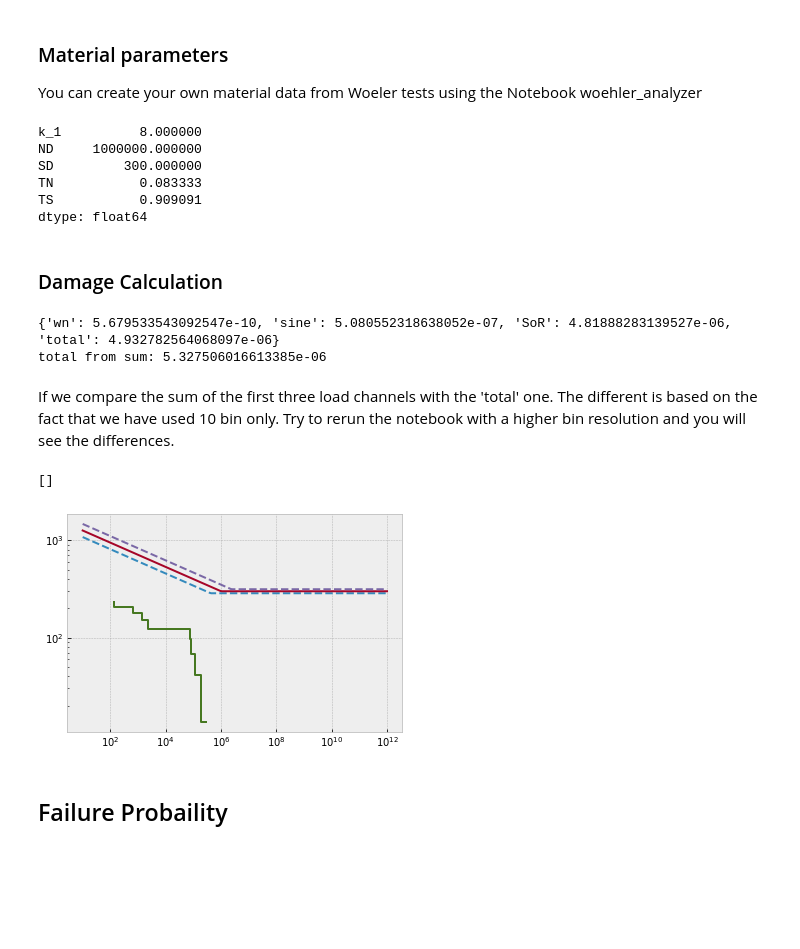
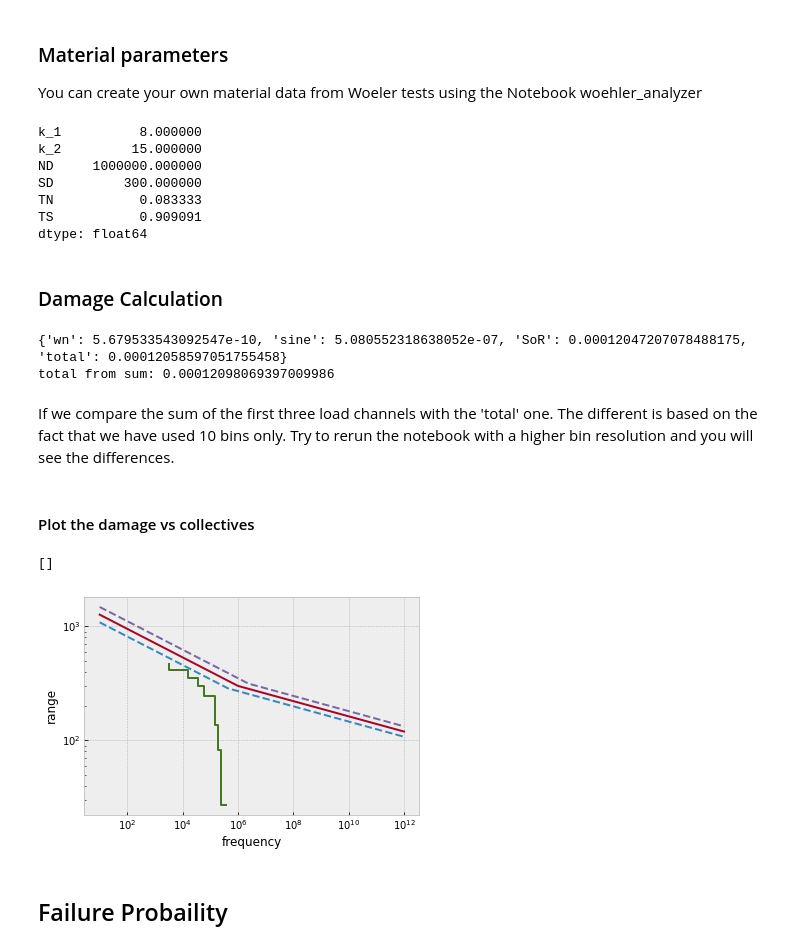
Before and after one commit to boschresearch/pylife, a Jupyter notebook: demos/lifetime_calc.ipynb, the cells around one changed output. Saved outputs shown, nothing was run; the diff lists cells and outputs as text; code cells hidden in the pictures; blank space fills up the shorter version.

```diff
--- a/demos/lifetime_calc.ipynb
+++ b/demos/lifetime_calc.ipynb
@@ -96,7 +96,7 @@ transformed_dict
 repeating = {
     'wn': 50.0,
     'sine': 25.0,
-    'SoR': 1
+    'SoR': 25
 }
 # %%
 load_dict = {k: transformed_dict[k] * repeating[k] for k in repeating.keys()}
@@ -128,8 +128,10 @@ for title, ai in zip(['Count', 'Cumulated'], ax):
 ### Material parameters ###
 You can create your own material data from Woeler tests using the Notebook woehler_analyzer
 # %%
+k_1 = 8
 mat = pd.Series({
-    'k_1': 8.,
+    'k_1': k_1,
+    'k_2' : 2 * k_1 - 1,
     'ND': 1.0e6,
     'SD': 300.0,
     'TN': 1./12.,
@@ -138,6 +140,7 @@ mat = pd.Series({
 display(mat)
 # %% [output]
 k_1          8.000000
+k_2         15.000000
 ND     1000000.000000
 SD         300.000000
 TN           0.083333
@@ -158,23 +161,25 @@ print(damage_sum_miner_haibach)
 
 print("total from sum: " + str(damage_sum_miner_haibach["wn"] + damage_sum_miner_haibach["sine"] + damage_sum_miner_haibach["SoR"]))
 # %% [output]
-{'wn': 5.679533543092547e-10, 'sine': 5.080552318638052e-07, 'SoR': 4.81888283139527e-06, 'total': 4.932782564068097e-06}
-total from sum: 5.327506016613385e-06
+{'wn': 5.679533543092547e-10, 'sine': 5.080552318638052e-07, 'SoR': 0.00012047207078488175, 'total': 0.00012058597051755458}
+total from sum: 0.00012098069397009986
 # %% [markdown]
-If we compare the sum of the first three load channels with the 'total' one. The different is based on the fact that we have used 10 bin only. Try to rerun the notebook with a higher bin resolution and you will see the differences.
+If we compare the sum of the first three load channels with the 'total' one. The different is based on the fact that we have used 10 bins only. Try to rerun the notebook with a higher bin resolution and you will see the differences.
+# %% [markdown]
+#### Plot the damage vs collectives
 # %%
 wc = mat.woehler
 cyc = pd.Series(np.logspace(1, 12, 200))
 for pf, style in zip([0.1, 0.5, 0.9], ['--', '-', '--']):
     load = wc.basquin_load(cyc, failure_probability=pf)
     plt.plot(cyc, load, style)
 
-plt.step(np.cumsum(cycles), load_dict['total'].rainflow.amplitude[::-1])
-
+plt.step(np.cumsum(cycles), 2 * load_dict['total'].rainflow.amplitude[::-1])
+plt.xlabel("frequency"), plt.ylabel("range")
 plt.loglog()
 # %% [output]
 []
-[figure, old version]
+[figure, new version]
 # %% [markdown]
 ## Failure Probaility ##
 # %% [markdown]
```
Also changed, not shown: parts of 17 cells of this notebook.
